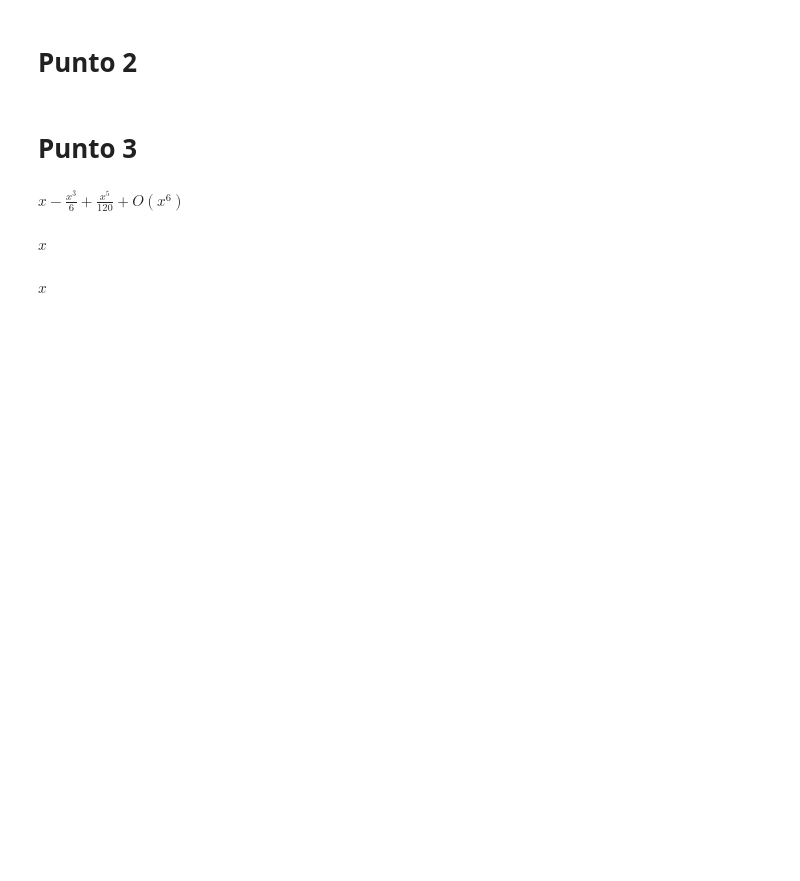
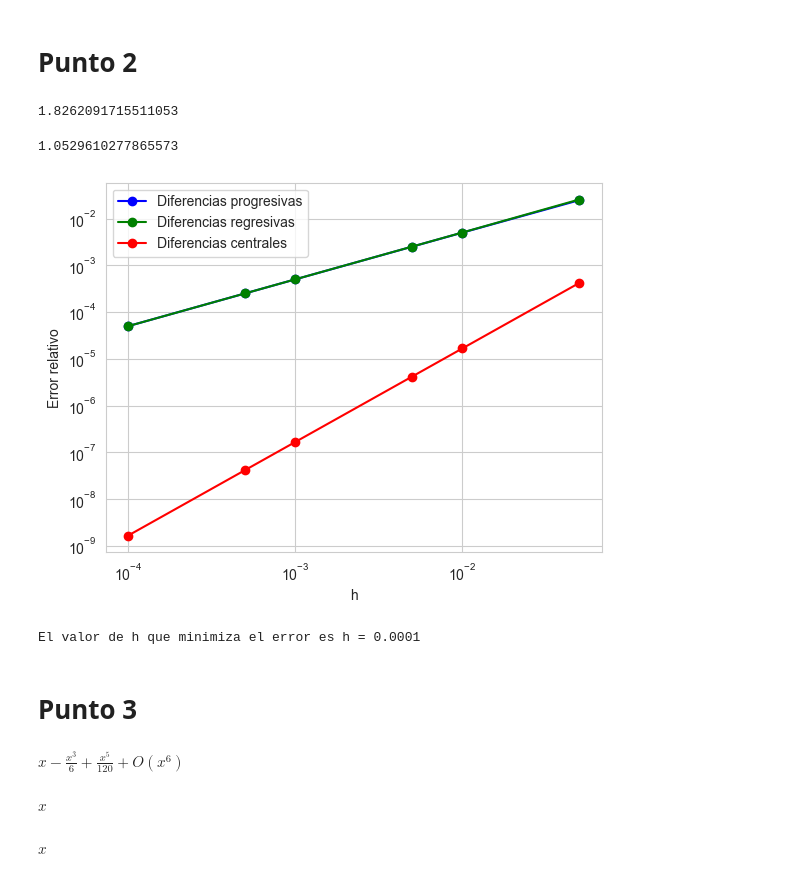
Before and after one commit to LofoMarin/Solu_Compu, a Jupyter notebook: labmm.ipynb, the cells around one changed output. Drawn from its saved outputs; the diff is of its cells as text; code cells hidden in the pictures; blank space fills up the shorter version.

```diff
--- a/labmm.ipynb
+++ b/labmm.ipynb
@@ -94,0 +96,11 @@ ax2.legend(['Error Estimado', 'Error Real'], prop={'size':18});
+# %%
+import math
+def prog_diff(x0, h):
+    fx0 = x0 * math.log(x0)
+    fxh = (x0 + h) * math.log(x0 + h)
+    diff = (fxh - fx0) / h - h / (3 * x0**2)
+    return diff
+
+prog_diff(2, 1)
+# %% [output]
+1.8262091715511053
@@ -94,0 +133,12 @@ ax2.legend(['Error Estimado', 'Error Real'], prop={'size':18});
+# %%
+import math
+
+def reg_diff(x0, h):
+    fx0 = x0 * math.log(x0)
+    fxh = (x0 - h) * math.log(x0 - h)
+    diff = (fx0 - fxh) / h - h / (3 * (x0 - h)**2)
+    return diff
+
+reg_diff(2, 1)
+# %% [output]
+1.0529610277865573
@@ -95,3 +163,56 @@ ax2.legend(['Error Estimado', 'Error Real'], prop={'size':18});
+# %%
+import math
+import matplotlib.pyplot as plt
+
+def f(x):
+    return x * math.log(x)
+
+def f_deriv(x):
+    return math.log(x) + 1
+
+def progr_diff(x, h):
+    return (f(x+h) - f(x)) / h
+
+def regre_diff(x, h):
+    return (f(x) - f(x - h)) / h
+
+def cent_diff(x, h):
+    return (f(x + h) - f(x - h)) / (2 * h)
+
+h_values = [0.05, 0.01, 0.005, 0.001, 0.0005, 0.0001]
+exact_deriv = f_deriv(1)
+progr_errors = []
+regre_errors = []
+cent_errors = []
+
+for h in h_values:
+    progr_deriv = progr_diff(1, h)
+    progr_error = abs((progr_deriv - exact_deriv) / exact_deriv)
+    progr_errors.append(progr_error)
+
+    regre_deriv = regre_diff(1, h)
+    regre_error = abs((regre_deriv - exact_deriv) / exact_deriv)
+    regre_errors.append(regre_error)
+
+    cent_deriv = cent_diff(1, h)
+    cent_error = abs((cent_deriv - exact_deriv) / exact_deriv)
+    cent_errors.append(cent_error)
+
+plt.plot(h_values, progr_errors, 'bo-', label='Diferencias progresivas')
+plt.plot(h_values, regre_errors, 'go-', label='Diferencias regresivas')
+plt.plot(h_values, cent_errors, 'ro-', label='Diferencias centrales')
+plt.xscale('log')
+plt.yscale('log')
+plt.xlabel('h')
+plt.ylabel('Error relativo')
+plt.legend()
+plt.show()
+
+min_error_h = h_values[min(range(len(cent_errors)), key=cent_errors.__getitem__)]
+print(f"El valor de h que minimiza el error es h = {min_error_h}")
+# %% [output]
+[figure, added]
+El valor de h que minimiza el error es h = 0.0001
 # %% [markdown]
 # Punto 3
 # %%
```
Also changed, not shown: parts of 8 cells of this notebook.
